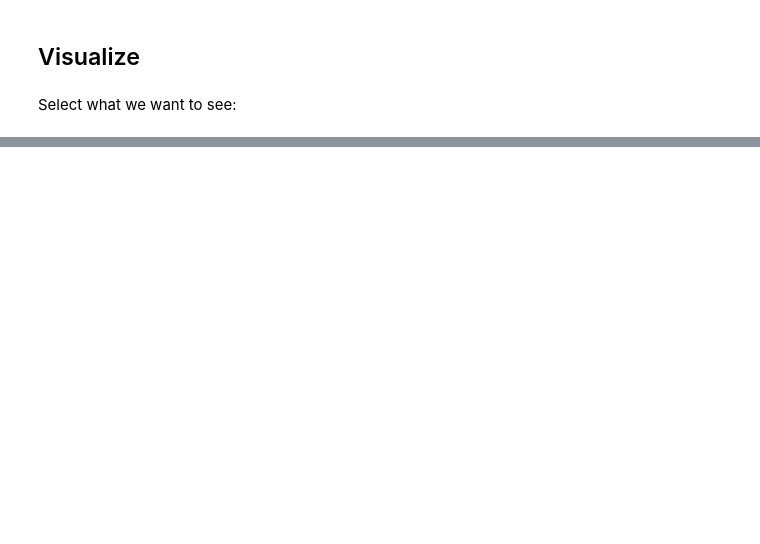
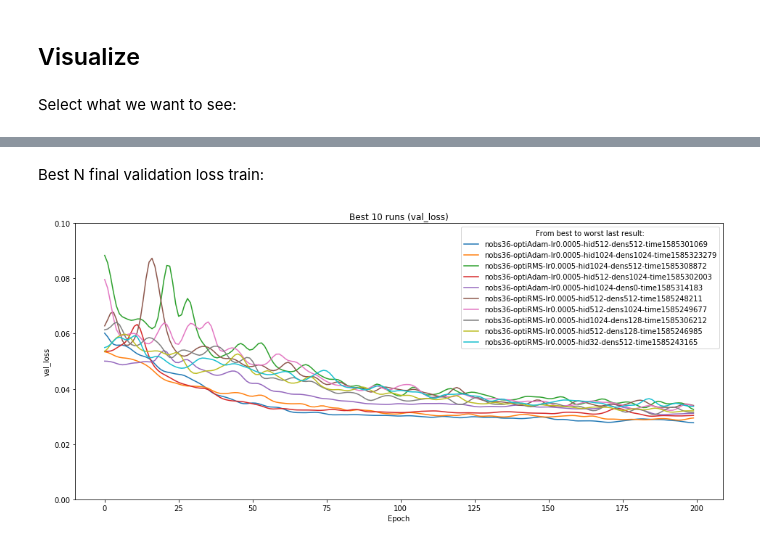
Before and after one commit to AlexandreVerept/AirIQ2, a Jupyter notebook: 0_ResearchWork/5_Optimization/Visualization.ipynb, the cells around one changed output, grey strips where cells are left out. Drawn from its saved outputs; the diff is of its cells as text; code cells hidden in the pictures; blank space fills up the shorter version.

```diff
--- a/0_ResearchWork/5_Optimization/Visualization.ipynb
+++ b/0_ResearchWork/5_Optimization/Visualization.ipynb
@@ -113,0 +136,8 @@ plt.show()
+# %% [markdown]
+Best N final validation loss train:
+# %%
+N = 10
+metric= "val_loss"
+showBestMetric(dfViz,metric,N)
+# %% [output]
+[figure, added]
```
Also changed, not shown: parts of 9 cells of this notebook.
